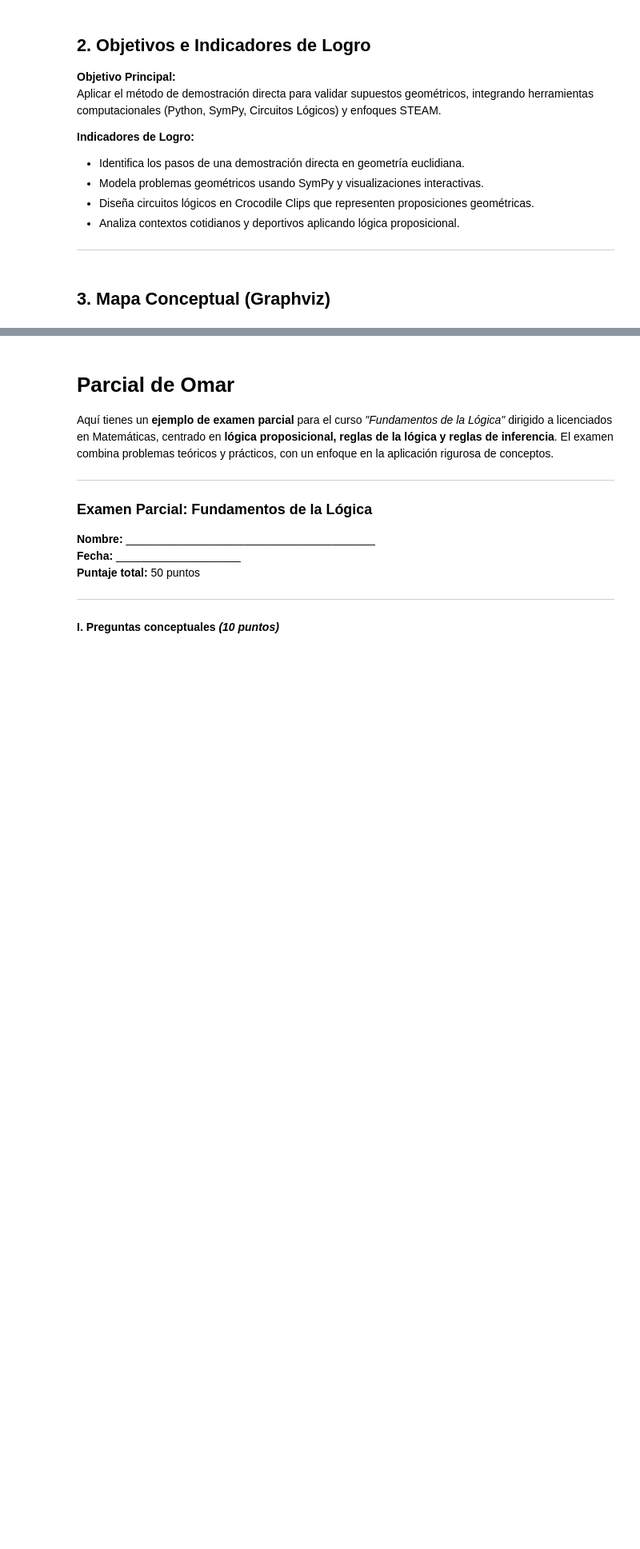
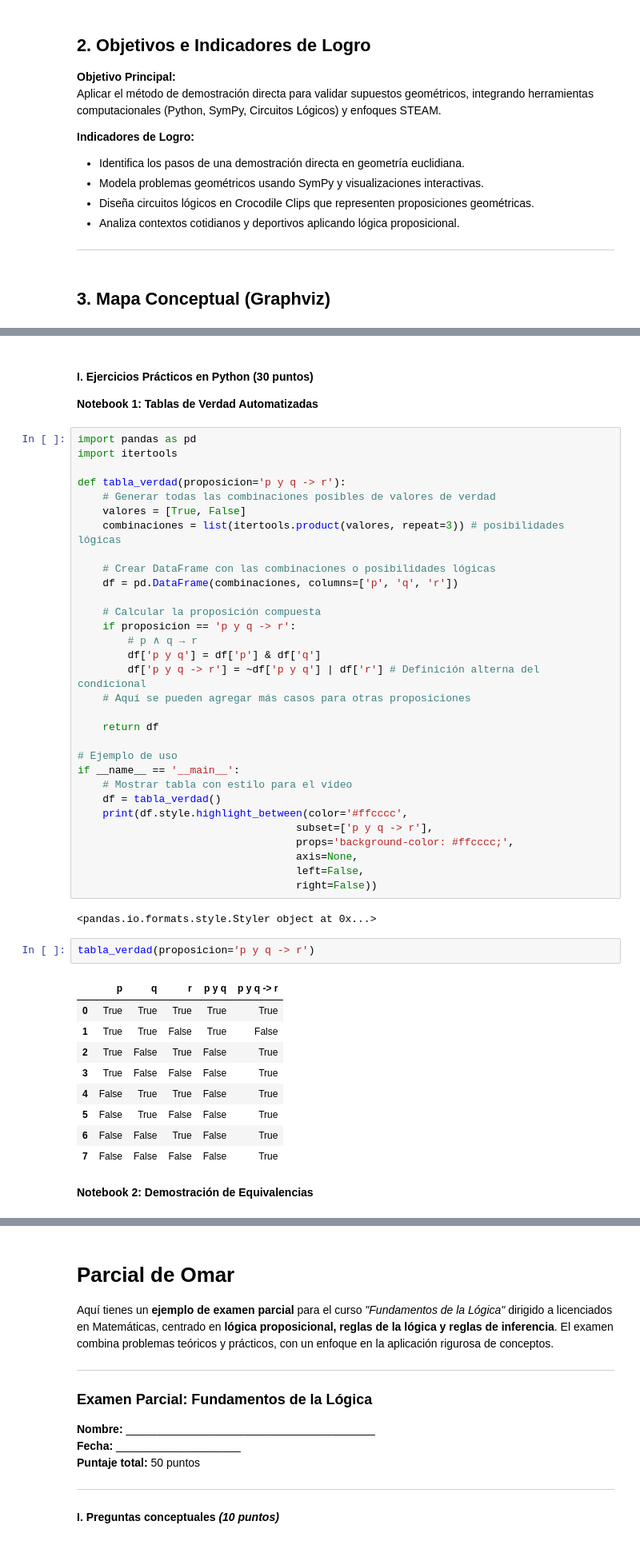
Before and after one commit to marco-canas/fundamentos_logica, a Jupyter notebook: 4_clases/2_inferencias_metodos_demostracion/3_metodos_demostracion/1_metodo_deductivo/1_metodo_directo/2_eval_met_direct.ipynb, the cells around one changed output, grey strips where cells are left out. Shown at 80% size. Cells and saved outputs as stored; diff of their text form; blank space fills up the shorter version.

```diff
--- a/4_clases/2_inferencias_metodos_demostracion/3_metodos_demostracion/1_metodo_deductivo/1_metodo_directo/2_eval_met_direct.ipynb
+++ b/4_clases/2_inferencias_metodos_demostracion/3_metodos_demostracion/1_metodo_deductivo/1_metodo_directo/2_eval_met_direct.ipynb
@@ -224,0 +244,52 @@ HTML(ani.to_jshtml())
+# %% [markdown]
+
+#### **I. Ejercicios Prácticos en Python** (30 puntos)
+**Notebook 1: Tablas de Verdad Automatizadas**
+# %%
+import pandas as pd
+import itertools
+
+def tabla_verdad(proposicion='p y q -> r'):
+    # Generar todas las combinaciones posibles de valores de verdad
+    valores = [True, False]
+    combinaciones = list(itertools.product(valores, repeat=3)) # posibilidades lógicas
+
+    # Crear DataFrame con las combinaciones o posibilidades lógicas
+    df = pd.DataFrame(combinaciones, columns=['p', 'q', 'r'])
+
+    # Calcular la proposición compuesta
+    if proposicion == 'p y q -> r':
+        # p ∧ q → r
+        df['p y q'] = df['p'] & df['q']
+        df['p y q -> r'] = ~df['p y q'] | df['r'] # Definición alterna del condicional
+    # Aquí se pueden agregar más casos para otras proposiciones
+
+    return df
+
+# Ejemplo de uso
+if __name__ == '__main__':
+    # Mostrar tabla con estilo para el video
+    df = tabla_verdad()
+    print(df.style.highlight_between(color='#ffcccc',
+                                   subset=['p y q -> r'],
+                                   props='background-color: #ffcccc;',
+                                   axis=None,
+                                   left=False,
+                                   right=False))
+# %% [output]
+<pandas.io.formats.style.Styler object at 0x...>
+# %%
+tabla_verdad(proposicion='p y q -> r')
+# %% [output]
+|  | p | q | r | p y q | p y q -> r |
+| 0 | True | True | True | True | True |
+| 1 | True | True | False | True | False |
+| 2 | True | False | True | False | True |
+| 3 | True | False | False | False | True |
+| 4 | False | True | True | False | True |
+| 5 | False | True | False | False | True |
+| 6 | False | False | True | False | True |
+| 7 | False | False | False | False | True |
+# %% [markdown]
+
+**Notebook 2: Demostración de Equivalencias**
```
Also changed, not shown: parts of 23 cells of this notebook, 3 other files.
